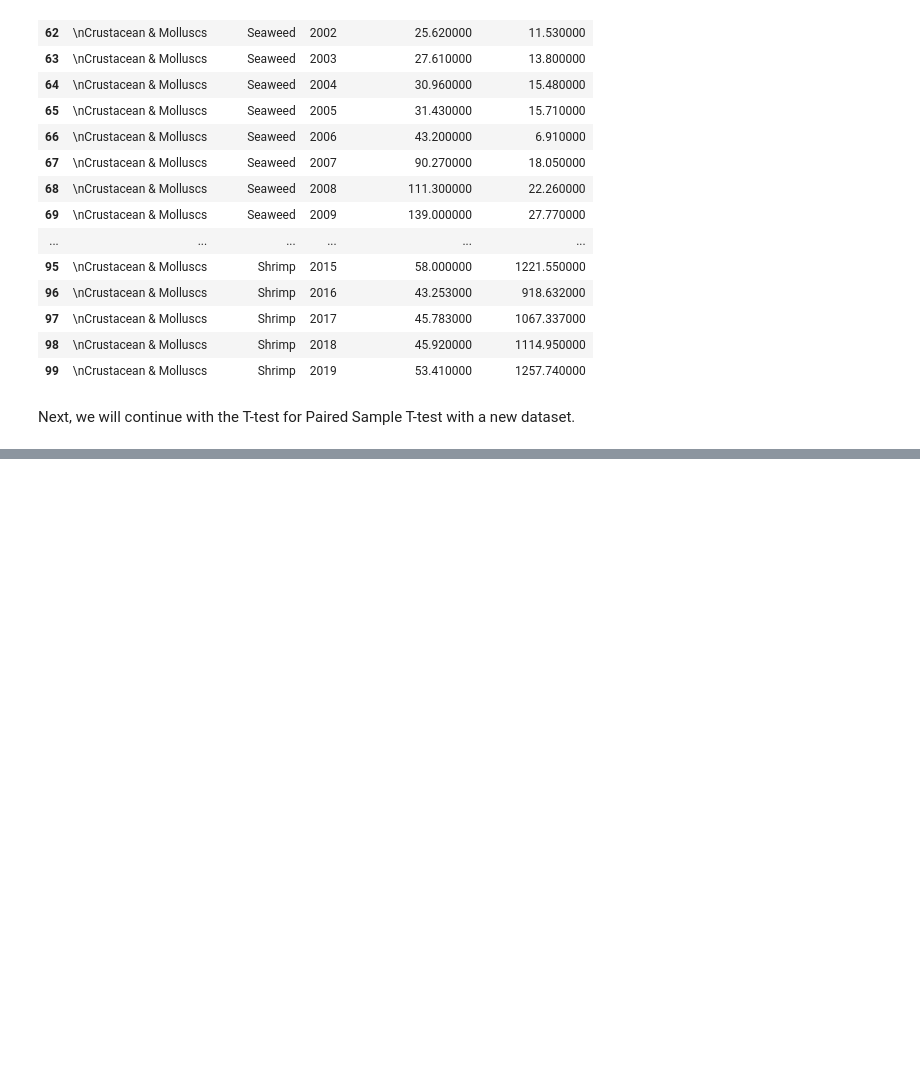
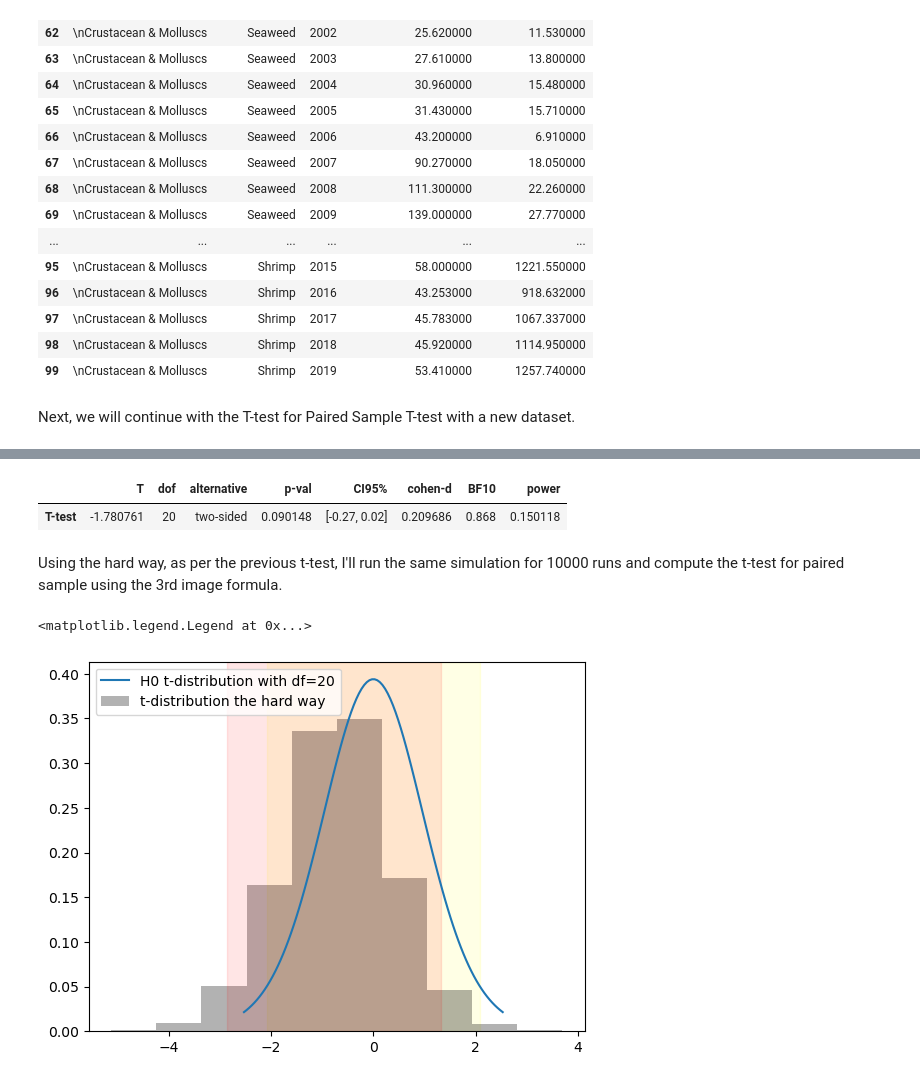
Before and after one commit to FaizAzhar/DataScience-studies, a Jupyter notebook: Statistical Tools Simulations/T-test Simulation.ipynb, the cells around one changed output, grey strips where cells are left out. Drawn from its saved outputs; the diff is of its cells as text; code cells hidden in the pictures; blank space fills up the shorter version.

```diff
--- a/Statistical Tools Simulations/T-test Simulation.ipynb
+++ b/Statistical Tools Simulations/T-test Simulation.ipynb
@@ -180,0 +190,5 @@ Next, we will continue with the T-test for Paired Sample T-test with a new datas
+# %%
+path = 'C:/Users/farea/Desktop/Illiteracy rate of population aged 15-24 years by sex 2001 - 2021 Malaysia_dataset.xlsx'
+
+data = pd.read_excel(path)
+data.head()
@@ -180,0 +202,4 @@ Next, we will continue with the T-test for Paired Sample T-test with a new datas
+# %%
+# cleaning the dataset
+data = data.pivot(index='Year', columns = 'Sex', values = 'Illiteracy rate (%)')
+data.head()
@@ -180,0 +223,37 @@ Next, we will continue with the T-test for Paired Sample T-test with a new datas
+# %%
+pg.ttest(data['Female'], data['Male'], paired=True)
+# %% [output]
+|  | T | dof | alternative | p-val | CI95% | cohen-d | BF10 | power |
+| T-test | -1.780761 | 20 | two-sided | 0.090148 | [-0.27, 0.02] | 0.209686 | 0.868 | 0.150118 |
+# %% [markdown]
+Using the hard way, as per the previous t-test, I'll run the same simulation for 10000 runs and compute the t-test for paired sample using the 3rd image formula.
+# %%
+test_stat = []
+
+for i in range(10000):
+    rep_female = np.random.choice(data['Female'], 21)
+    rep_male = np.random.choice(data['Male'], 21)
+    rep_diff = rep_female - rep_male
+    mean1 = np.mean(rep_diff)
+    sd = np.std(rep_diff)
+
+    t = (mean1)/(sd/np.sqrt(21))
+    test_stat.append(t)
+# %%
+from scipy.stats import t
+import matplotlib.pyplot as plt
+
+deg_freedom=20
+x = np.linspace(t.ppf(0.01, deg_freedom),
+                t.ppf(0.99, deg_freedom), 100)
+rv = t(deg_freedom)
+
+fig, ax = plt.subplots()
+ax.plot(x, rv.pdf(x), label='H0 t-distribution with df=20')
+ax.axvspan(t.ppf(0.025, deg_freedom), t.ppf(0.975, deg_freedom), alpha=0.1, color='yellow')
+ax.hist(test_stat, density=True, alpha=0.3, label='t-distribution the hard way', color='black')
+ax.axvspan(np.percentile(test_stat, 2.5), np.percentile(test_stat, 97.5), alpha=0.1, color='red')
+plt.legend()
+# %% [output]
+<matplotlib.legend.Legend at 0x...>
+[figure, added]
```
Also changed, not shown: parts of 13 cells of this notebook.
